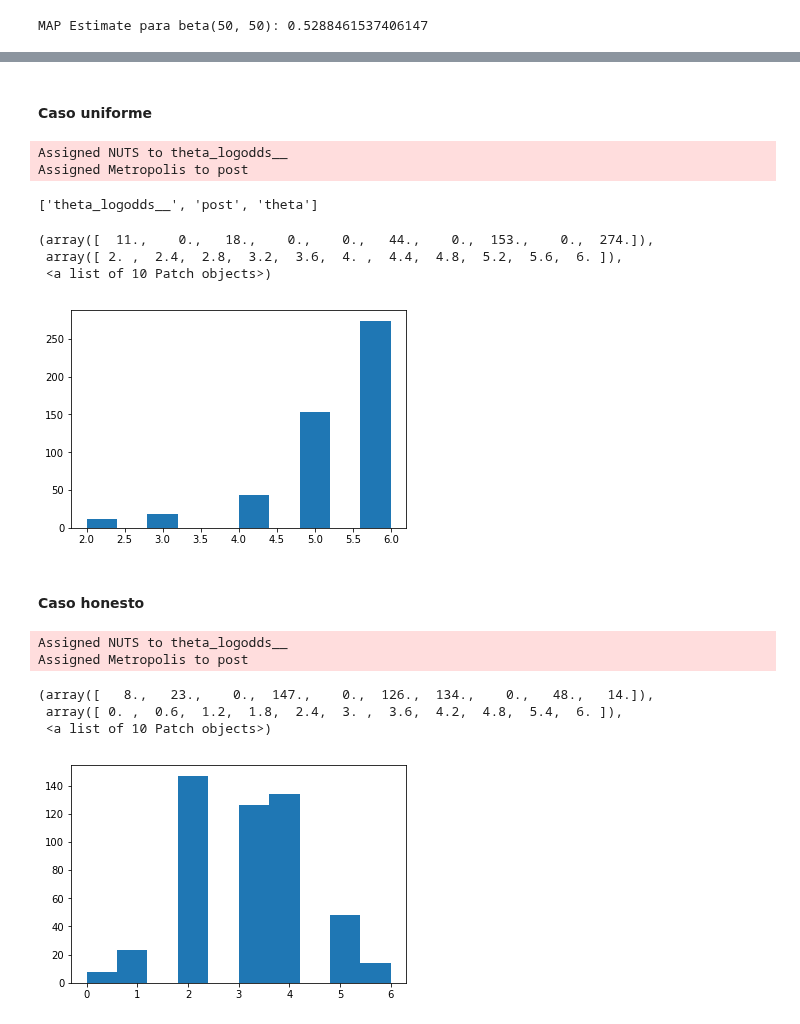
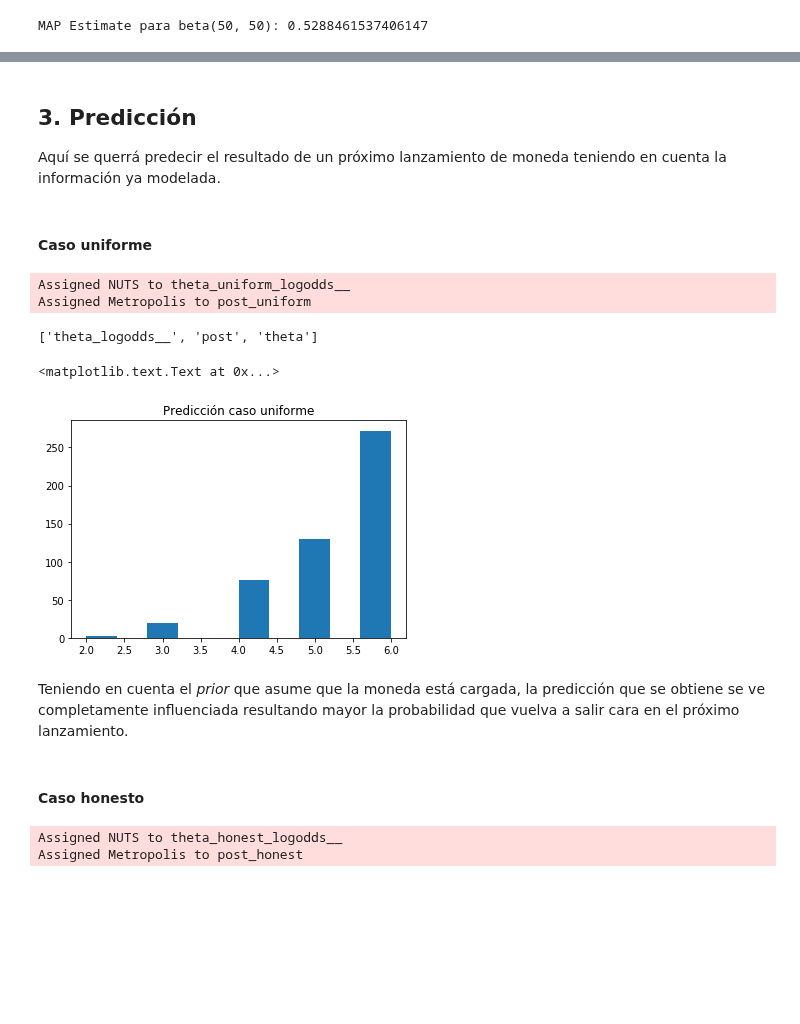
Before and after one commit to m2march/ciencia_datos, a Jupyter notebook: tp5/tp5.ipynb, the cells around one changed output, grey strips where cells are left out. Saved outputs shown, nothing was run; the diff lists cells and outputs as text; code cells hidden in the pictures; blank space fills up the shorter version.

```diff
--- a/tp5/tp5.ipynb
+++ b/tp5/tp5.ipynb
@@ -64,7 +86,0 @@ Initializing NUTS using jitter+adapt_diag...
-# %%
-model = pm.Model()
-with model:
-    beta = pm.Beta('beta', 50, 50)  # TODO: cambiar a 100, 100 cuando sepamos como
-    tiradas = pm.Binomial('tiradas', n=6, p=beta, observed=6)
-    trace = pm.sample()
-hist(trace.beta)
@@ -88,10 +99,10 @@ trace.point(10)
 # %% [markdown]
 #### Caso Uniforme
 # %%
-model = pm.Model()
-with model:
-    theta = pm.Beta('theta', 1, 1)
-    tiradas = pm.Binomial('tiradas', p=theta, n=6, observed=6)
+model_uniform = pm.Model()
+with model_uniform:
+    theta_uniform = pm.Beta('theta_uniform', 1, 1)
+    tiradas = pm.Binomial('tiradas', p=theta_uniform, n=6, observed=6)
     trace = pm.sample()
     MAP = pm.find_MAP()
 # %% [output]
@@ -110,8 +121,8 @@ Media para beta(1, 1): 0.8730561113059758
 # %%
-model = pm.Model()
-with model:
-    theta = pm.Beta('theta', 50, 50)  # TODO
-    tiradas = pm.Binomial('tiradas', p=theta, n=6, observed=6)
+model_honest = pm.Model()
+with model_honest:
+    theta_honest = pm.Beta('theta_honest', 50, 50)  # TODO
+    tiradas = pm.Binomial('tiradas', p=theta_honest, n=6, observed=6)
     trace = pm.sample()
     MAP = pm.find_MAP()
 # %% [output]
@@ -130,42 +139,40 @@ Media para beta(50, 50): 0.530568275863577
+# %% [markdown]
+## 3. Predicción
+
+Aquí se querrá predecir el resultado de un próximo lanzamiento de moneda teniendo en cuenta la información ya modelada.
 # %% [markdown]
 #### Caso uniforme
 # %%
-model = pm.Model()
-with model:
-    theta = pm.Beta('theta', 1, 1)
-    dato = pm.Binomial('dato', p=theta, n=6, observed=6)
-    post = pm.Binomial('post', p=theta, n=6)
+model_uniform = pm.Model()
+with model_uniform:
+    theta_uniform = pm.Beta('theta_uniform', 1, 1)
+    dato = pm.Binomial('dato', p=theta_uniform, n=6, observed=6)
+    post_uniform = pm.Binomial('post_uniform', p=theta_uniform, n=6)
     trace = pm.sample()
 # %% [output]
-Assigned NUTS to theta_logodds__
-Assigned Metropolis to post
+Assigned NUTS to theta_uniform_logodds__
+Assigned Metropolis to post_uniform
 # %%
 trace.varnames
 # %% [output]
 ['theta_logodds__', 'post', 'theta']
-# %%
-hist(trace.post)
-# %% [output]
-(array([  11.,    0.,   18.,    0.,    0.,   44.,    0.,  153.,    0.,  274.]),
- array([ 2. ,  2.4,  2.8,  3.2,  3.6,  4. ,  4.4,  4.8,  5.2,  5.6,  6. ]),
- <a list of 10 Patch objects>)
-[figure, removed]
+# %%
+hist(trace.post_uniform)
+title('Predicción caso uniforme')
+# %% [output]
+<matplotlib.text.Text at 0x...>
+[figure, added]
+# %% [markdown]
+Teniendo en cuenta el _prior_ que asume que la moneda está cargada, la predicción que se obtiene se ve completamente influenciada resultando mayor la probabilidad que vuelva a salir cara en el próximo lanzamiento.
 # %% [markdown]
 #### Caso honesto
 # %%
-model = pm.Model()
-with model:
-    theta = pm.Beta('theta', 50, 50)
-    dato = pm.Binomial('dato', p=theta, n=6, observed=6)
-    post = pm.Binomial('post', p=theta, n=6)
+model_honest = pm.Model()
+with model_honest:
+    theta_honest = pm.Beta('theta_honest', 50, 50)
+    dato = pm.Binomial('dato', p=theta_honest, n=6, observed=6)
+    post_honest = pm.Binomial('post_honest', p=theta_honest, n=6)
     trace = pm.sample()
 # %% [output]
-Assigned NUTS to theta_logodds__
-Assigned Metropolis to post
+Assigned NUTS to theta_honest_logodds__
+Assigned Metropolis to post_honest
-# %%
-hist(trace.post)
-# %% [output]
-(array([   8.,   23.,    0.,  147.,    0.,  126.,  134.,    0.,   48.,   14.]),
- array([ 0. ,  0.6,  1.2,  1.8,  2.4,  3. ,  3.6,  4.2,  4.8,  5.4,  6. ]),
- <a list of 10 Patch objects>)
-[figure, removed]
```
Also changed, not shown: parts of 40 cells of this notebook.
